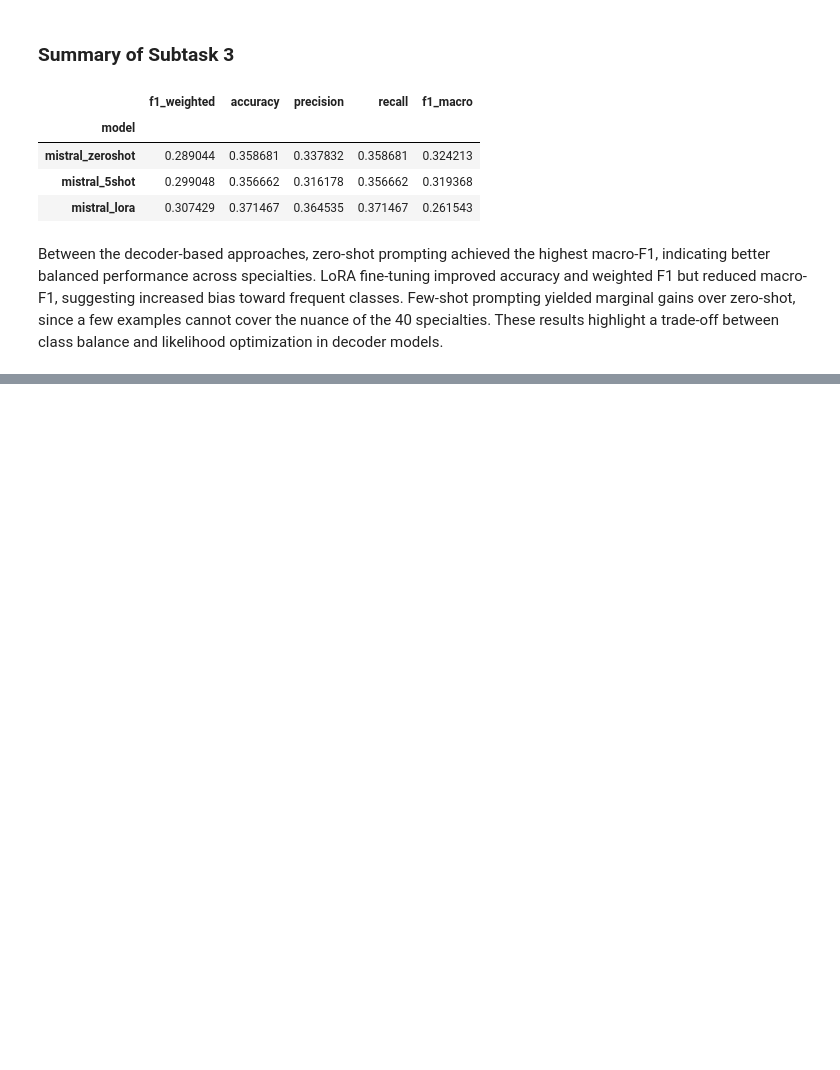
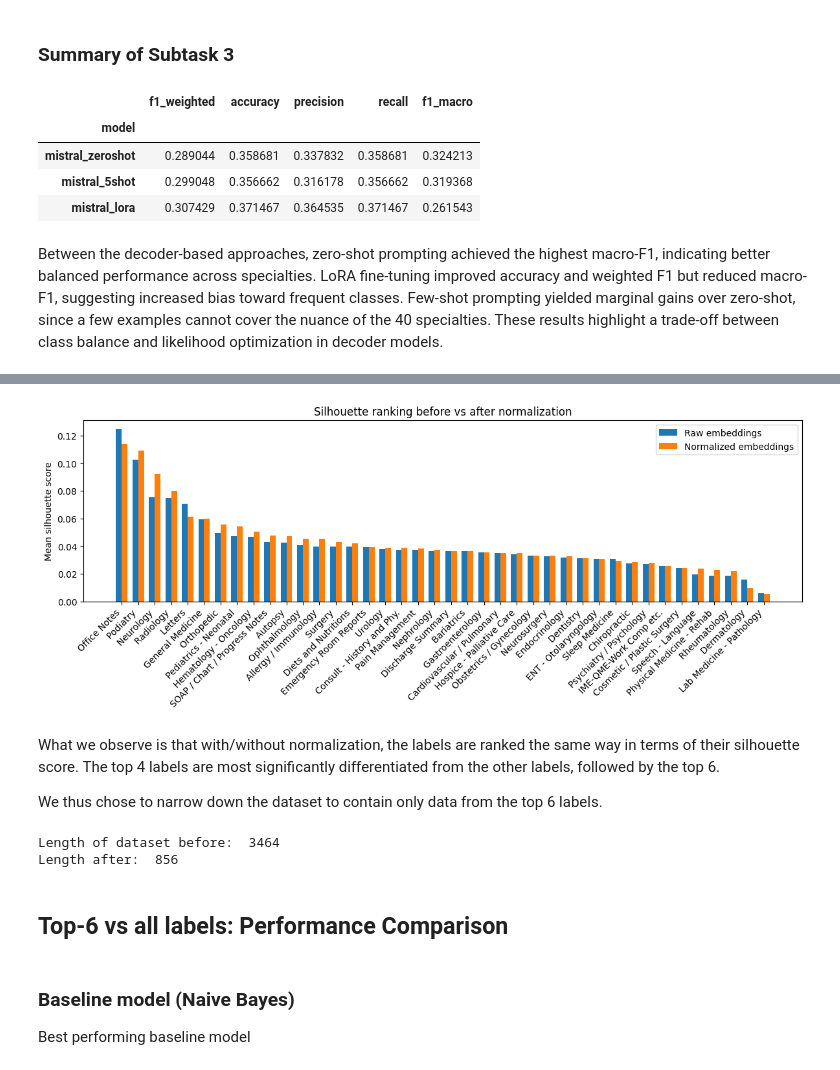
Before and after one commit to CarlaMalo/MedNLP-Multitask, a Jupyter notebook: Task_3.ipynb, the cells around one changed output, grey strips where cells are left out. Saved outputs shown, nothing was run; the diff lists cells and outputs as text; code cells hidden in the pictures; blank space fills up the shorter version.

Commit message:
top-k label selection

```diff
--- a/Task_3.ipynb
+++ b/Task_3.ipynb
@@ -1490,0 +1573,9 @@ Between the decoder-based approaches, zero-shot prompting achieved the highest m
+# %%
+label_encoded_mapping = dict(enumerate(label_encoder.classes_))
+
+top_k_df = top_k_labels.to_frame(name="silhouette")
+top_k_df = top_k_df[top_k_df['silhouette'].map(np.isscalar)]
+
+top_k_df["label"] = top_k_df.index.map(label_encoded_mapping)
+for rank, row in enumerate(top_k_df.itertuples()):
+    print(f"{rank + 1}. {row.label:<45} {row.silhouette:.6f}")
@@ -1490,0 +1624,6 @@ Between the decoder-based approaches, zero-shot prompting achieved the highest m
+# %%
+top_k_df_norm = top_k_labels_normalized.to_frame(name="silhouette")
+
+top_k_df_norm["label"] = top_k_df_norm.index.map(label_encoded_mapping)
+for rank, row in enumerate(top_k_df_norm.itertuples()):
+    print(f"{rank + 1}. {row.label:<45} {row.silhouette:.6f}")
@@ -1490,0 +1648,45 @@ Between the decoder-based approaches, zero-shot prompting achieved the highest m
+# %%
+import numpy as np
+import matplotlib.pyplot as plt
+
+labels = top_k_df['label'].tolist()
+raw_scores = top_k_df['silhouette'].tolist()
+norm_scores = top_k_df_norm['silhouette'].tolist()
+
+x = np.arange(len(labels))
+width = 0.35
+
+plt.figure(figsize=(12, 5))
+plt.bar(x - width/2, raw_scores, width, label="Raw embeddings")
+plt.bar(x + width/2, norm_scores, width, label="Normalized embeddings")
+
+plt.xticks(x, labels, rotation=45, ha="right")
+plt.ylabel("Mean silhouette score")
+plt.title("Silhouette ranking before vs after normalization")
+plt.legend()
+plt.tight_layout()
+plt.show()
+# %% [output]
+[figure, added]
+# %% [markdown]
+What we observe is that with/without normalization, the labels are ranked the same way in terms of their silhouette score. The top 4 labels are most significantly differentiated from the other labels, followed by the top 6.
+
+We thus chose to narrow down the dataset to contain only data from the top 6 labels.
+# %%
+top_k_labels = top_k_df.index[:7].to_list()
+top_k_label_names = top_k_df['label'][:7].to_list()
+mask = np.isin(train_labels_enc, top_k_labels)
+print("Length of dataset before: ", len(train_embeddings))
+# Filter embeddings and labels
+train_emb_topk = train_embeddings[mask]
+train_labels_topk = train_labels_enc[mask]
+print("Length after: ", len(train_emb_topk))
+# %% [output]
+Length of dataset before:  3464
+Length after:  856
+# %% [markdown]
+## Top-6 vs all labels: Performance Comparison
+# %% [markdown]
+### Baseline model (Naive Bayes)
+
+Best performing baseline model
```
Also changed, not shown: parts of 46 cells of this notebook.
